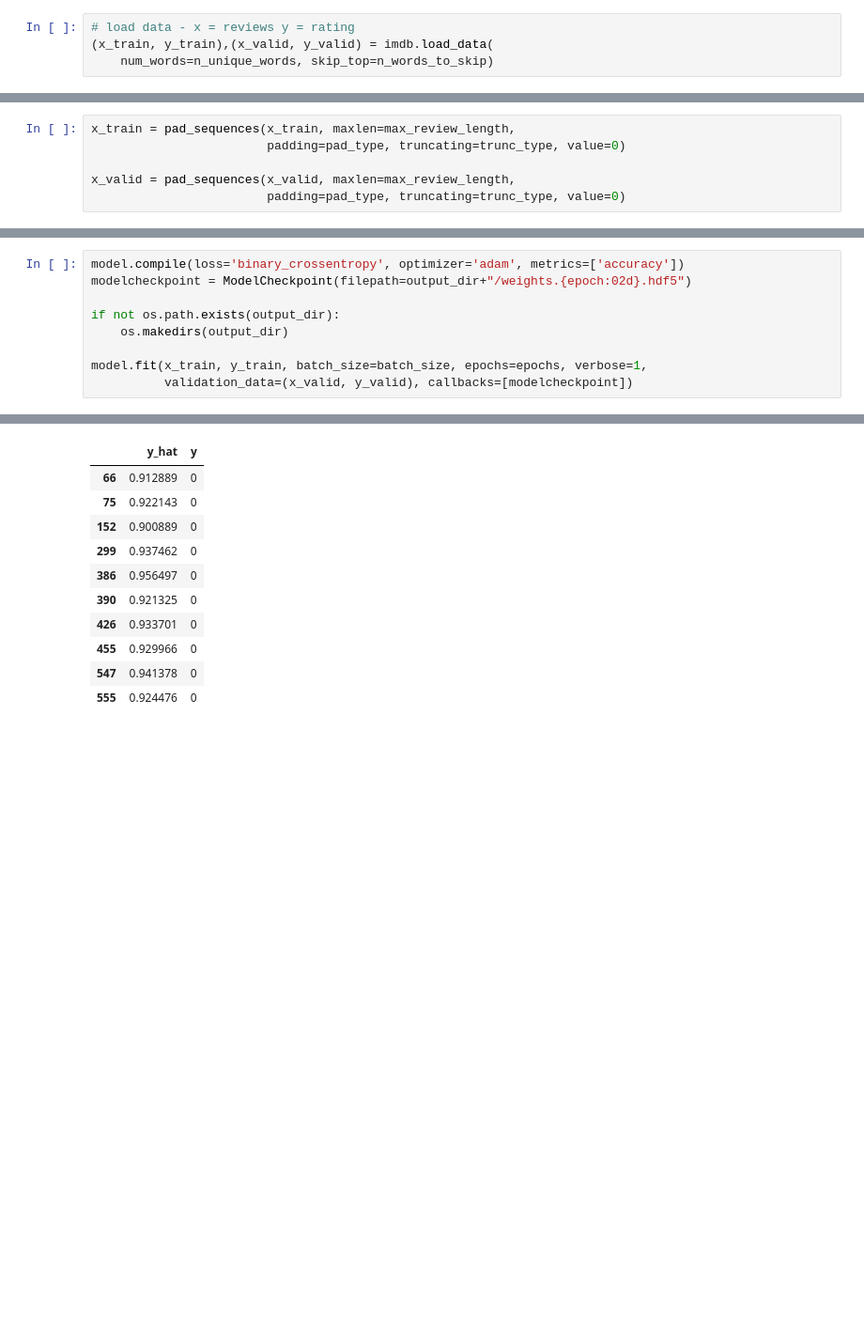
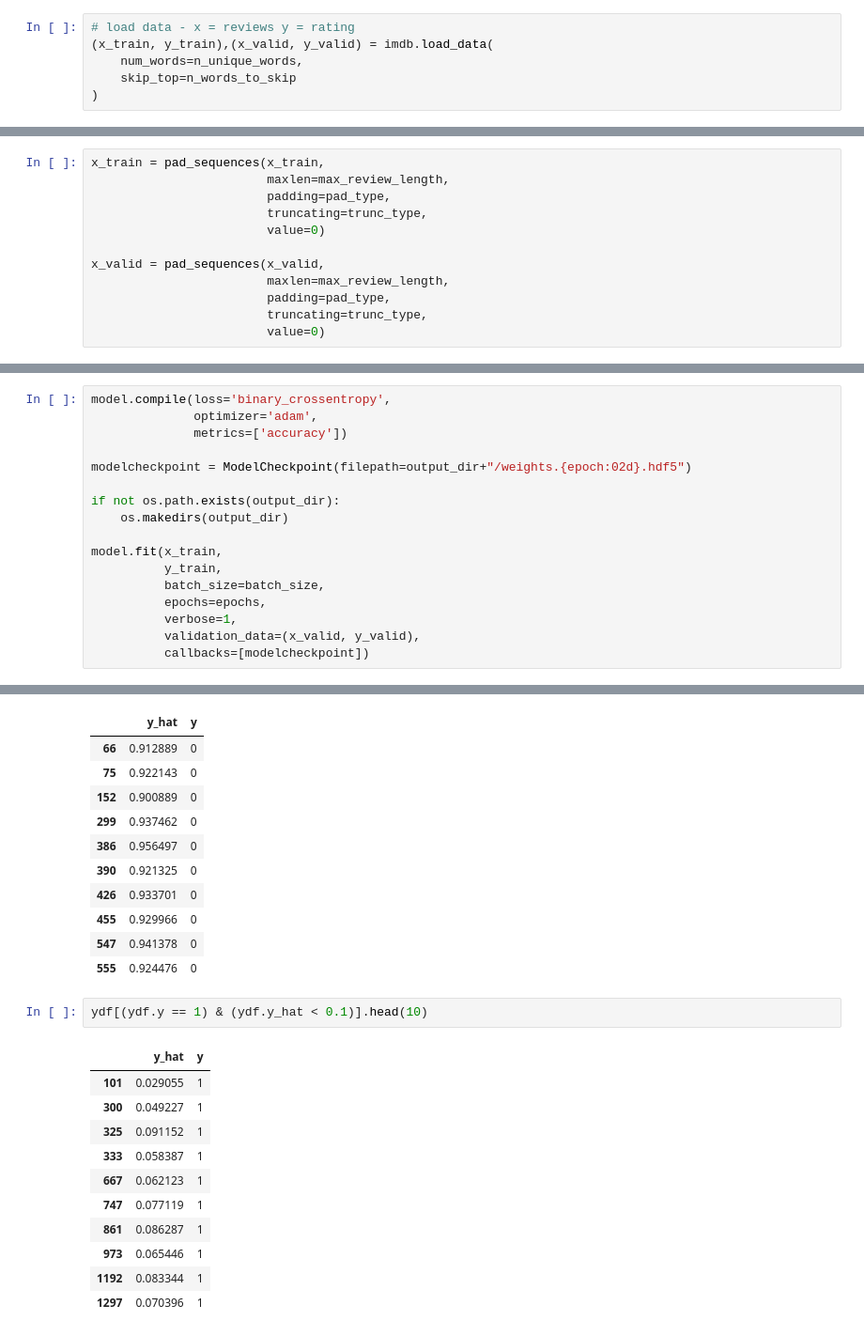
Before and after one commit to kaseychakos/ml-practice, a Jupyter notebook: dense-network.ipynb, the cells around one changed output, grey strips where cells are left out. Shown: that part at 94% size. Cells and saved outputs as stored; diff of their text form; blank space fills up the shorter version.

```diff
--- a/dense-network.ipynb
+++ b/dense-network.ipynb
@@ -36,7 +36,9 @@ dropout = 0.5
 # %%
 # load data - x = reviews y = rating
 (x_train, y_train),(x_valid, y_valid) = imdb.load_data(
-    num_words=n_unique_words, skip_top=n_words_to_skip)
+    num_words=n_unique_words,
+    skip_top=n_words_to_skip
+)
 # %% [markdown]
 ##### Examine
 # %%
@@ -74,11 +76,17 @@ index_word = {v:k for k,v in word_index.items()}
 # %% [markdown]
 ##### Standardize review length
 # %%
-x_train = pad_sequences(x_train, maxlen=max_review_length,
-                        padding=pad_type, truncating=trunc_type, value=0)
+x_train = pad_sequences(x_train,
+                        maxlen=max_review_length,
+                        padding=pad_type,
+                        truncating=trunc_type,
+                        value=0)
 
-x_valid = pad_sequences(x_valid, maxlen=max_review_length,
-                        padding=pad_type, truncating=trunc_type, value=0)
+x_valid = pad_sequences(x_valid,
+                        maxlen=max_review_length,
+                        padding=pad_type,
+                        truncating=trunc_type,
+                        value=0)
 # %%
 ' '.join(index_word[id] for id in x_train[5])
 # %% [output]
@@ -116,14 +124,22 @@ _________________________________________________________________
 # %% [markdown]
 ##### Output
 # %%
-model.compile(loss='binary_crossentropy', optimizer='adam', metrics=['accuracy'])
+model.compile(loss='binary_crossentropy',
+              optimizer='adam',
+              metrics=['accuracy'])
+
 modelcheckpoint = ModelCheckpoint(filepath=output_dir+"/weights.{epoch:02d}.hdf5")
 
 if not os.path.exists(output_dir):
     os.makedirs(output_dir)
 
-model.fit(x_train, y_train, batch_size=batch_size, epochs=epochs, verbose=1,
-          validation_data=(x_valid, y_valid), callbacks=[modelcheckpoint])
+model.fit(x_train,
+          y_train,
+          batch_size=batch_size,
+          epochs=epochs,
+          verbose=1,
+          validation_data=(x_valid, y_valid),
+          callbacks=[modelcheckpoint])
 # %% [output]
 Epoch 1/4
 196/196 [==============================] - 9s 42ms/step - loss: 0.5433 - accuracy: 0.7038 - val_loss: 0.3603 - val_accuracy: 0.8390
@@ -206,3 +228,17 @@ ydf[(ydf.y == 0) & (ydf.y_hat > 0.9)].head(10)
 | 455 | 0.929966 | 0 |
 | 547 | 0.941378 | 0 |
 | 555 | 0.924476 | 0 |
+# %%
+ydf[(ydf.y == 1) & (ydf.y_hat < 0.1)].head(10)
+# %% [output]
+|  | y_hat | y |
+| 101 | 0.029055 | 1 |
+| 300 | 0.049227 | 1 |
+| 325 | 0.091152 | 1 |
+| 333 | 0.058387 | 1 |
+| 667 | 0.062123 | 1 |
+| 747 | 0.077119 | 1 |
+| 861 | 0.086287 | 1 |
+| 973 | 0.065446 | 1 |
+| 1192 | 0.083344 | 1 |
+| 1297 | 0.070396 | 1 |
```
Also changed, not shown: parts of 3 cells of this notebook, 2 other files.
